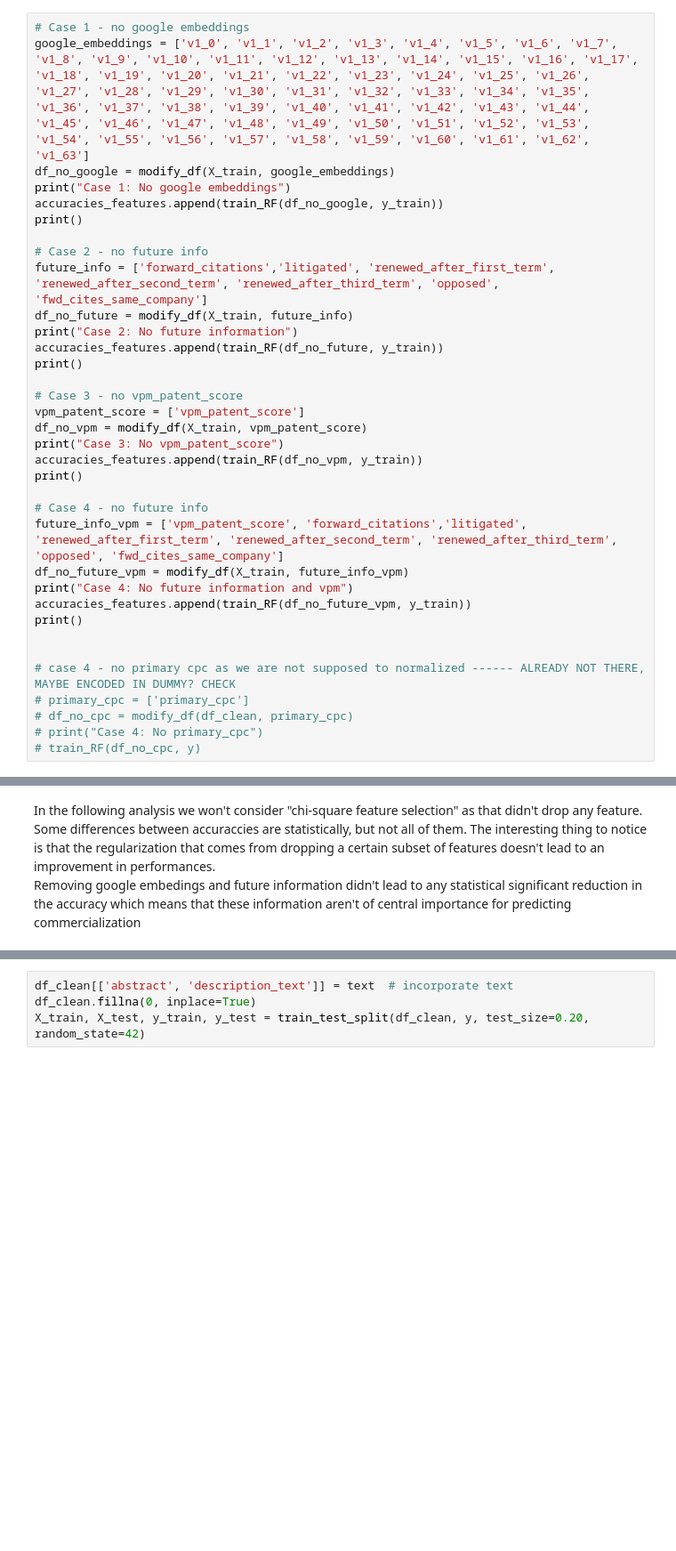
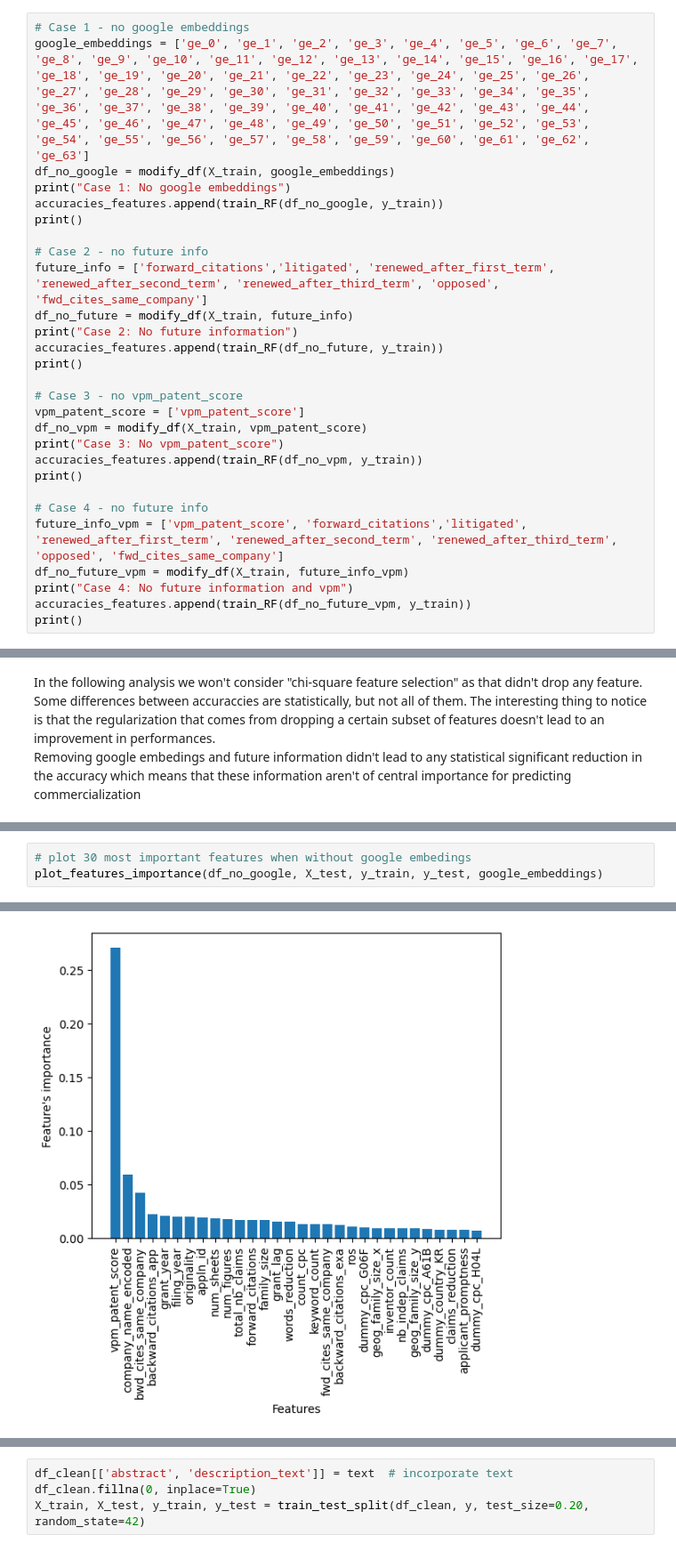
Before and after one commit to CS-433/ml-project-2-svm, a Jupyter notebook: main.ipynb, the cells around one changed output, grey strips where cells are left out. Shown at 89% size. Drawn from its saved outputs; the diff is of its cells as text; blank space fills up the shorter version.

```diff
--- a/main.ipynb
+++ b/main.ipynb
@@ -391,6 +390,6 @@ Average Recall: 0.9021522965100397
 # %%
 # Case 1 - no google embeddings
-google_embeddings = ['v1_0', 'v1_1', 'v1_2', 'v1_3', 'v1_4', 'v1_5', 'v1_6', 'v1_7', 'v1_8', 'v1_9', 'v1_10', 'v1_11', 'v1_12', 'v1_13', 'v1_14', 'v1_15', 'v1_16', 'v1_17', 'v1_18', 'v1_19', 'v1_20', 'v1_21', 'v1_22', 'v1_23', 'v1_24', 'v1_25', 'v1_26', 'v1_27', 'v1_28', 'v1_29', 'v1_30', 'v1_31', 'v1_32', 'v1_33', 'v1_34', 'v1_35', 'v1_36', 'v1_37', 'v1_38', 'v1_39', 'v1_40', 'v1_41', 'v1_42', 'v1_43', 'v1_44', 'v1_45', 'v1_46', 'v1_47', 'v1_48', 'v1_49', 'v1_50', 'v1_51', 'v1_52', 'v1_53', 'v1_54', 'v1_55', 'v1_56', 'v1_57', 'v1_58', 'v1_59', 'v1_60', 'v1_61', 'v1_62', 'v1_63']
+google_embeddings = ['ge_0', 'ge_1', 'ge_2', 'ge_3', 'ge_4', 'ge_5', 'ge_6', 'ge_7', 'ge_8', 'ge_9', 'ge_10', 'ge_11', 'ge_12', 'ge_13', 'ge_14', 'ge_15', 'ge_16', 'ge_17', 'ge_18', 'ge_19', 'ge_20', 'ge_21', 'ge_22', 'ge_23', 'ge_24', 'ge_25', 'ge_26', 'ge_27', 'ge_28', 'ge_29', 'ge_30', 'ge_31', 'ge_32', 'ge_33', 'ge_34', 'ge_35', 'ge_36', 'ge_37', 'ge_38', 'ge_39', 'ge_40', 'ge_41', 'ge_42', 'ge_43', 'ge_44', 'ge_45', 'ge_46', 'ge_47', 'ge_48', 'ge_49', 'ge_50', 'ge_51', 'ge_52', 'ge_53', 'ge_54', 'ge_55', 'ge_56', 'ge_57', 'ge_58', 'ge_59', 'ge_60', 'ge_61', 'ge_62', 'ge_63']
 df_no_google = modify_df(X_train, google_embeddings)
 print("Case 1: No google embeddings")
 accuracies_features.append(train_RF(df_no_google, y_train))
@@ -416,12 +415,5 @@ df_no_future_vpm = modify_df(X_train, future_info_vpm)
 print("Case 4: No future information and vpm")
 accuracies_features.append(train_RF(df_no_future_vpm, y_train))
 print()
-
-
-# case 4 - no primary cpc as we are not supposed to normalized ------ ALREADY NOT THERE, MAYBE ENCODED IN DUMMY? CHECK
-# primary_cpc = ['primary_cpc']
-# df_no_cpc = modify_df(df_clean, primary_cpc)
-# print("Case 4: No primary_cpc")
-# train_RF(df_no_cpc, y)
 # %% [output]
 Case 1: No google embeddings
@@ -707,0 +621,4 @@ plt.show()
+# %%
+# plot 30 most important features when without google embedings
+plot_features_importance(df_no_google, X_test, y_train, y_test, google_embeddings)
+# %% [output]
@@ -707,0 +626 @@ plt.show()
+[figure, added]
```
Also changed, not shown: parts of 39 cells of this notebook, 5 other files.
